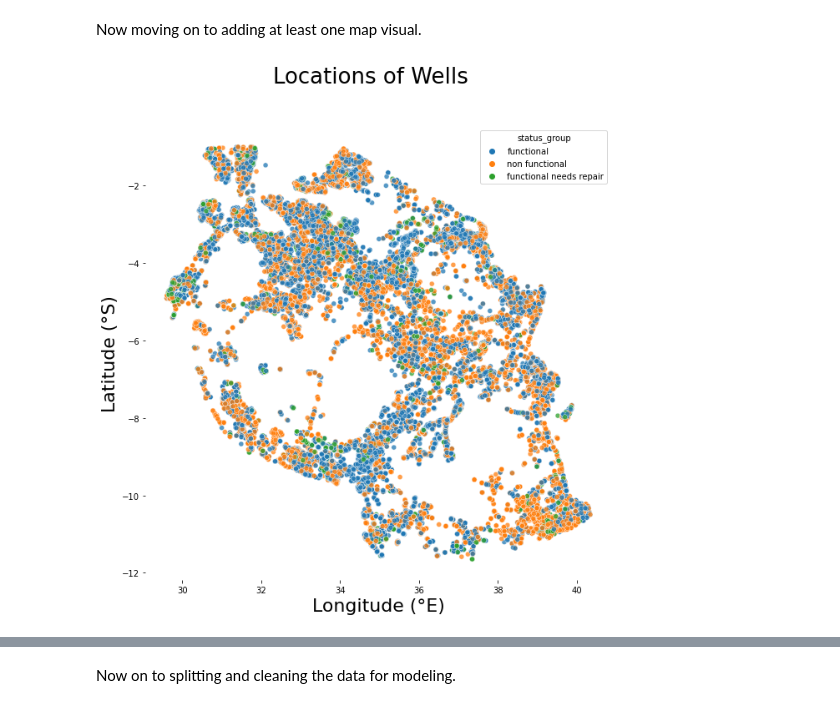
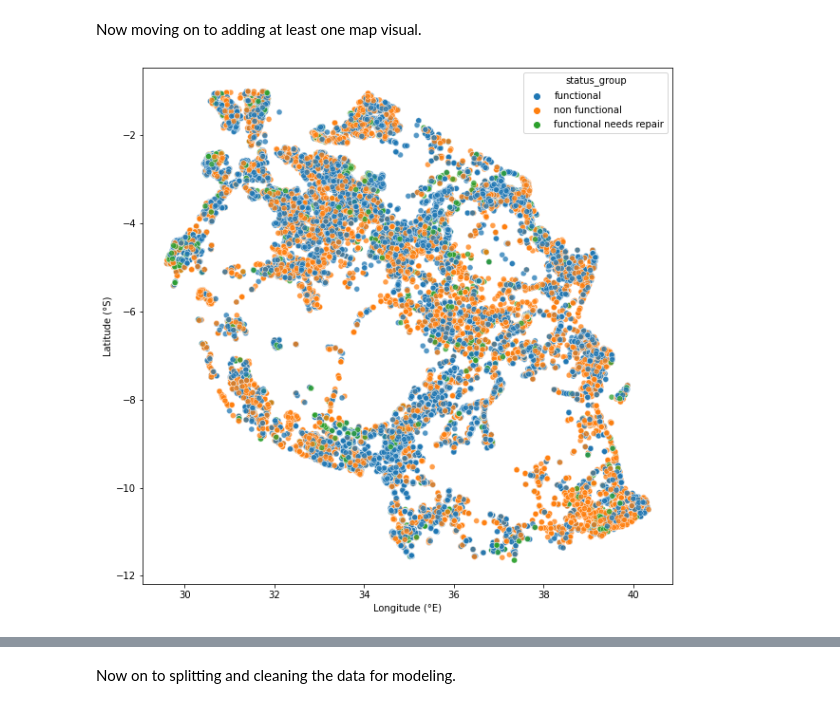
Before and after one commit to OlgertHasko/Tanzanian-Water-Wells, a Jupyter notebook: Madoria's Journal.ipynb, the cells around one changed output, grey strips where cells are left out. Cells and saved outputs as stored; diff of their text form; code cells hidden in the pictures.

Commit message:
'updated graphs'

```diff
--- a/Madoria's Journal.ipynb
+++ b/Madoria's Journal.ipynb
@@ -153,12 +153,11 @@ df2 = pd.concat([training, target], axis=1)
 # %%
 fig, ax = plt.subplots(figsize=(10,10))
 df3 = df2[df2['latitude'] != 0]
 df4 = df3[df3['longitude'] != 0]
 sns.scatterplot(x = df4['longitude'], y = df4['latitude'], hue = df4['status_group'],
                 marker='o', alpha=0.75)
-sns.despine(left=True,bottom=True)
-plt.suptitle('Locations of Wells', fontsize=26)
-plt.xlabel('Longitude (°E)', fontsize=22)
-plt.ylabel('Latitude (°S)', fontsize=22);
+plt.xlabel('Longitude (°E)', fontsize=10)
+plt.ylabel('Latitude (°S)', fontsize=10)
+plt.savefig('status_map2.png', transparent=True);
 # %% [output]
-[figure, old version]
+[figure, new version]
```
Also changed, not shown: parts of 8 cells of this notebook, 2 other files.
